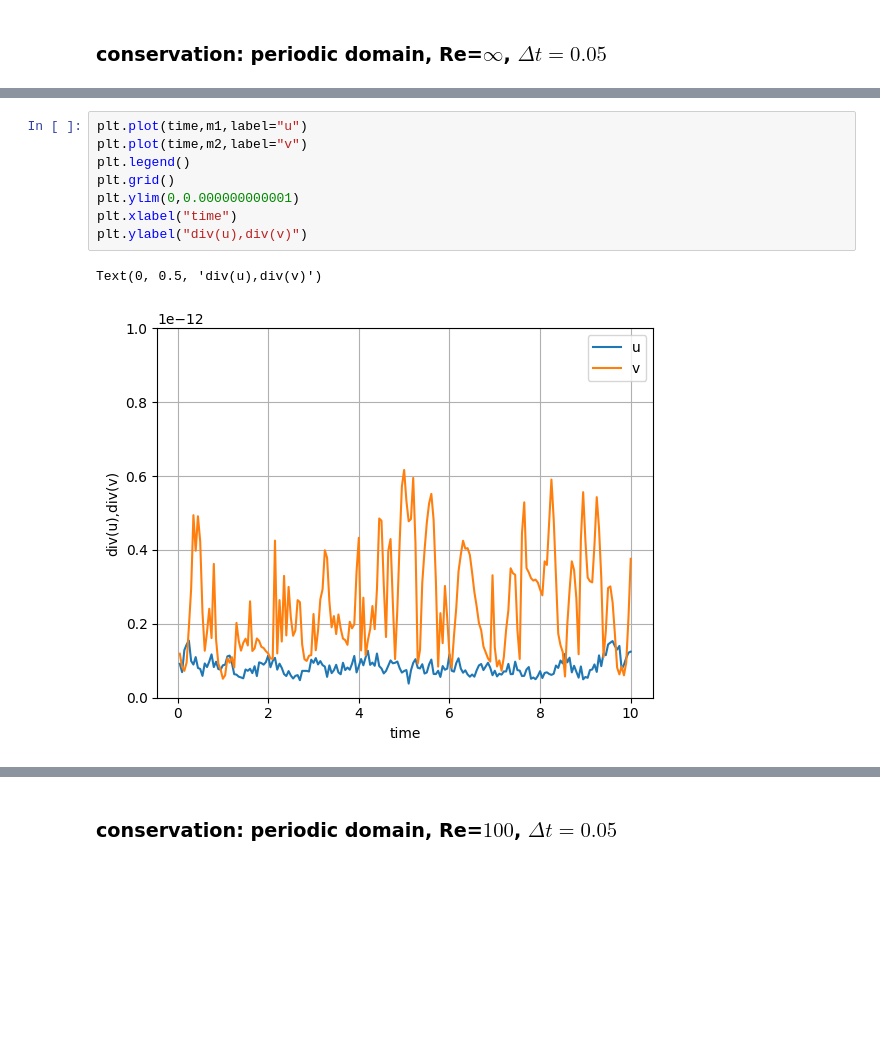
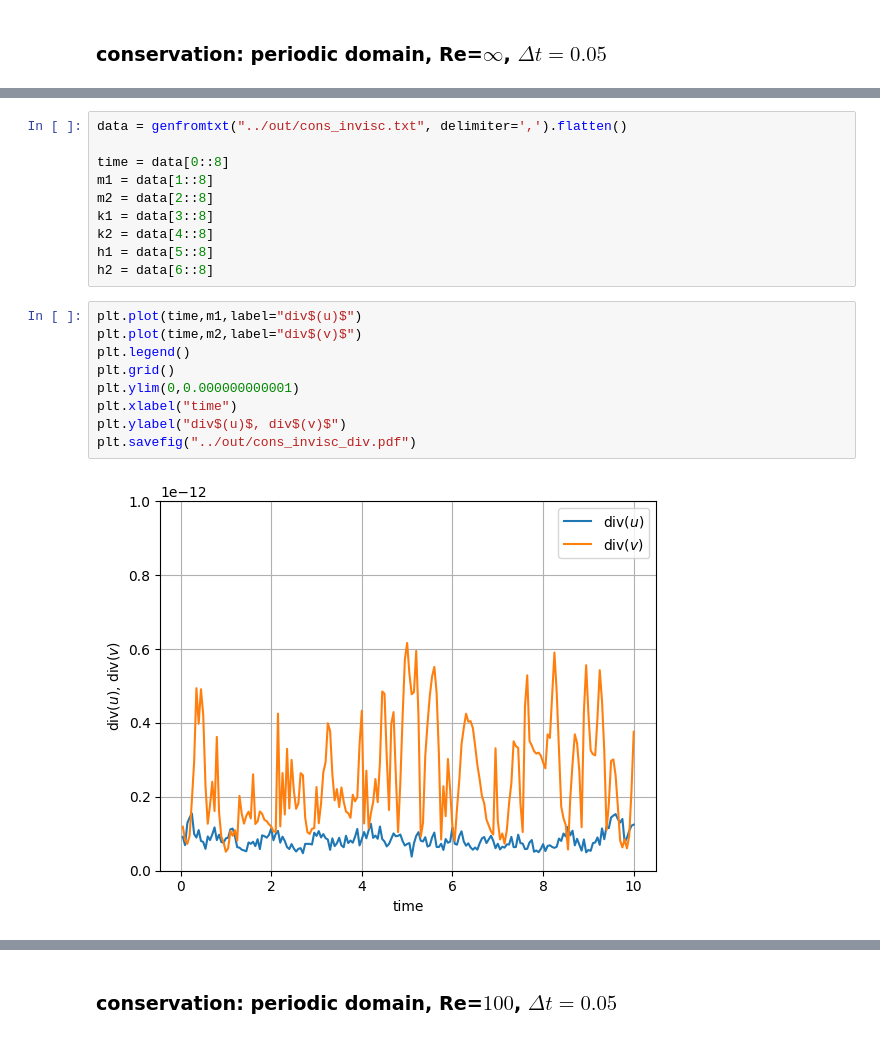
Before and after one commit to markusrenoldner/MEHCscheme, a Jupyter notebook: playground/plots.ipynb, the cells around one changed output, grey strips where cells are left out. Saved outputs shown, nothing was run; the diff lists cells and outputs as text; blank space fills up the shorter version.

```diff
--- a/playground/plots.ipynb
+++ b/playground/plots.ipynb
@@ -215,12 +7,22 @@ h2 = data[6::7]
+# %%
+data = genfromtxt("../out/cons_invisc.txt", delimiter=',').flatten()
+
+time = data[0::8]
+m1 = data[1::8]
+m2 = data[2::8]
+k1 = data[3::8]
+k2 = data[4::8]
+h1 = data[5::8]
+h2 = data[6::8]
 # %%
-plt.plot(time,m1,label="u")
-plt.plot(time,m2,label="v")
+plt.plot(time,m1,label="div$(u)$")
+plt.plot(time,m2,label="div$(v)$")
 plt.legend()
 plt.grid()
 plt.ylim(0,0.000000000001)
 plt.xlabel("time")
-plt.ylabel("div(u),div(v)")
+plt.ylabel("div$(u)$, div$(v)$")
+plt.savefig("../out/cons_invisc_div.pdf")
 # %% [output]
-Text(0, 0.5, 'div(u),div(v)')
-[figure, old version]
+[figure, new version]
 # %%
```
Also changed, not shown: parts of 7 cells of this notebook, 7 other files.
